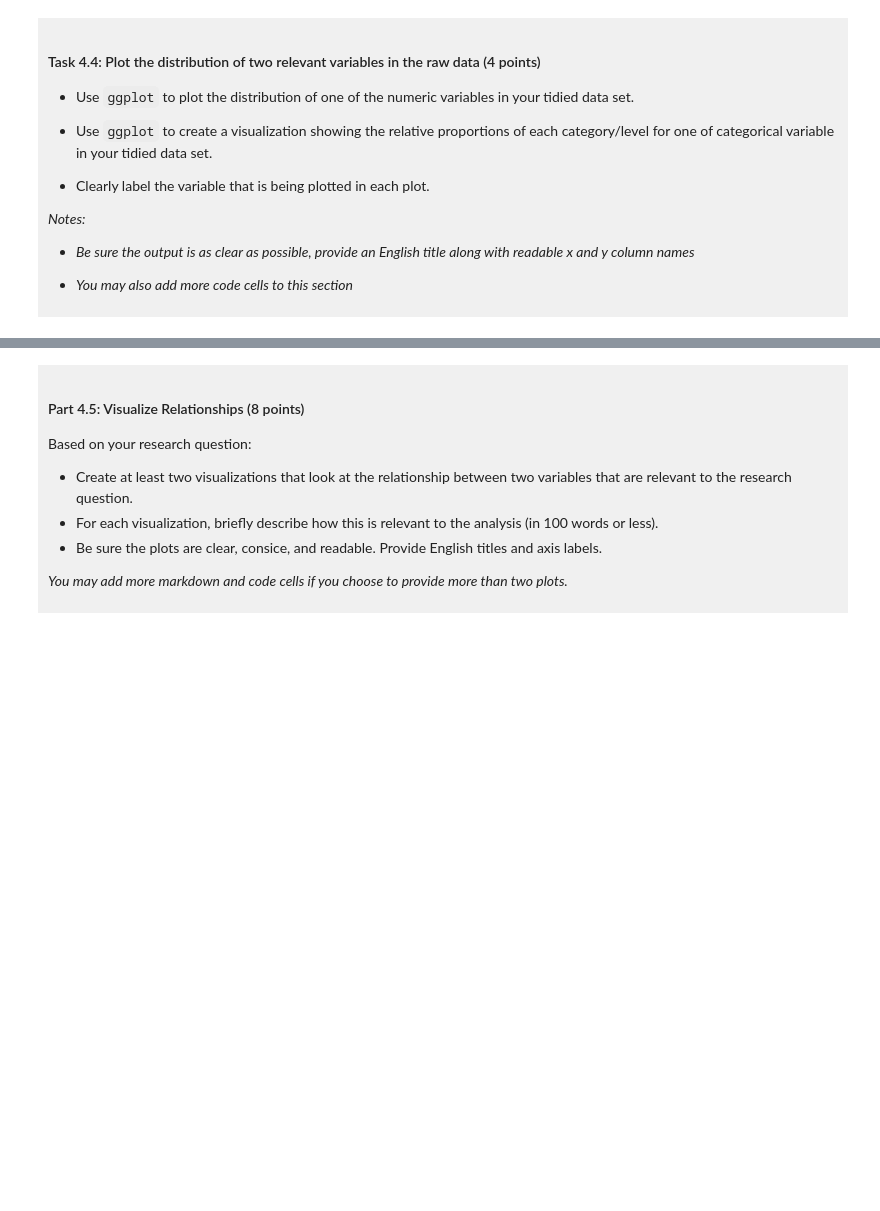
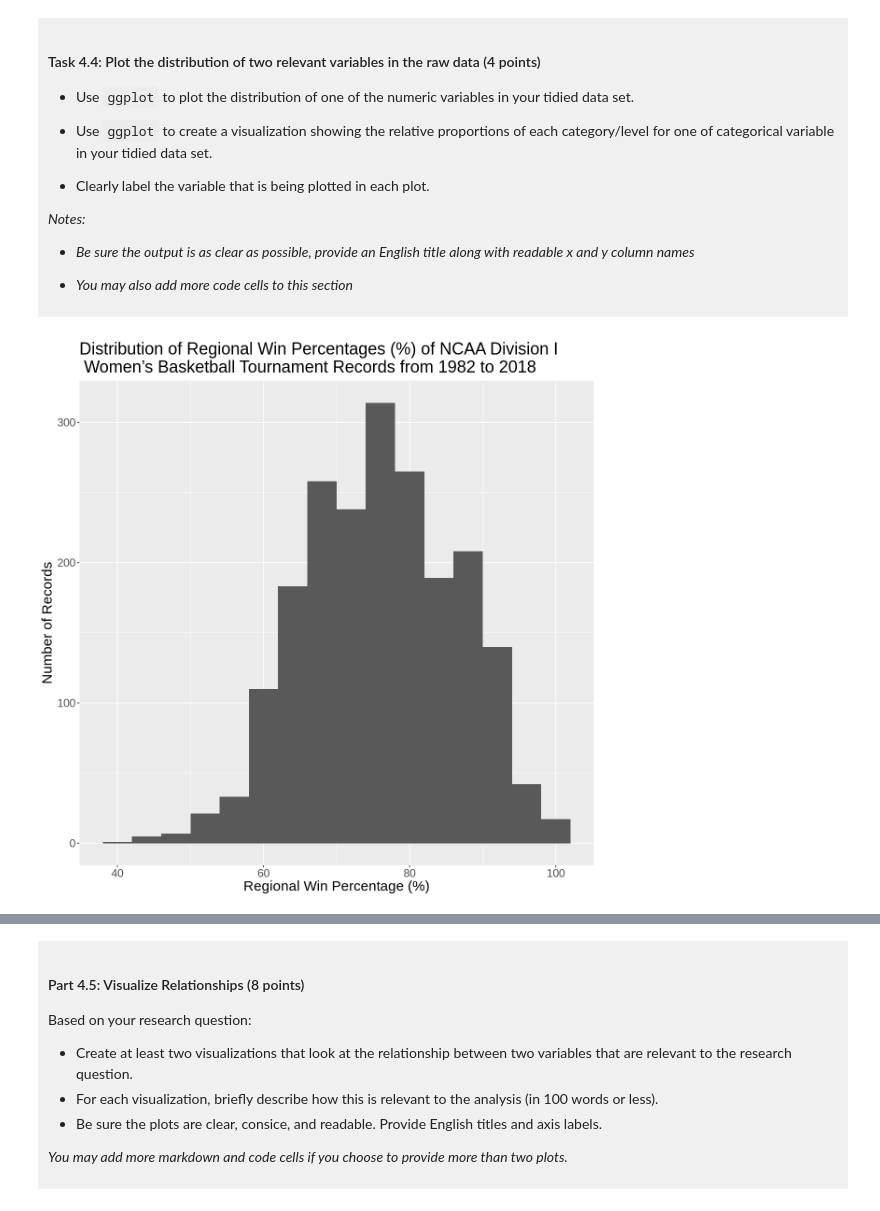
Before and after one commit to leonatsang806/dsci-100-project-leona-tsang, a Jupyter notebook: dsci-100-project-notebook.ipynb, the cells around one changed output, grey strips where cells are left out. Drawn from its saved outputs; the diff is of its cells as text; code cells hidden in the pictures; blank space fills up the shorter version.

```diff
--- a/dsci-100-project-notebook.ipynb
+++ b/dsci-100-project-notebook.ipynb
@@ -308,5 +346,18 @@ You will refine your research question (if needed) and produce a tidy data set.
 
 </div>
 # %%
-### EDIT THIS CODE CELL FOR PLOT 1 ###
+#I am using a histogram to display the distribution of regional win percentages across my tidied data set.
+#Histograms are the most suitable visualisation for displaying the distribution of a single numerical variable
+
+options(repr.plot.width=10, repr.plot.height=10)
+reg_win_pct_distribution <- tidy_march_madness |>
+    ggplot(aes(x=reg_wins_pct))+
+    geom_histogram(binwidth=4) +
+    labs(x='Regional Win Percentage (%)',
+        y='Number of Records',
+        title='Distribution of Regional Win Percentages (%) of NCAA Division I\n Women’s Basketball Tournament Records from 1982 to 2018')+
+    theme(text=element_text(size=18))
+reg_win_pct_distribution
+# %% [output]
+[figure, added]
 # %%
```
Also changed, not shown: parts of 12 cells of this notebook.
